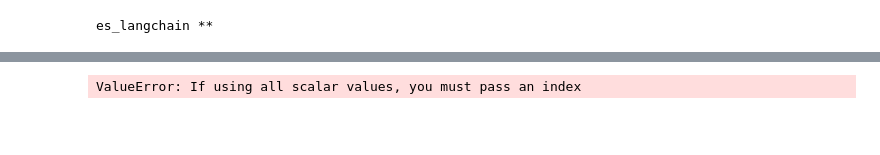
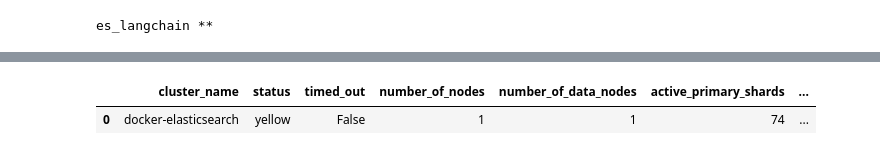
Before and after one commit to euiyounghwang/Vector_DB_with_LLM, a Jupyter notebook: Langchain/workflow/jupyter-workflow/es_langchain.ipynb, the cells around one changed output, grey strips where cells are left out. Saved outputs shown, nothing was run; the diff lists cells and outputs as text; code cells hidden in the pictures; blank space fills up the shorter version.

```diff
--- a/Langchain/workflow/jupyter-workflow/es_langchain.ipynb
+++ b/Langchain/workflow/jupyter-workflow/es_langchain.ipynb
@@ -138,11 +142,12 @@ print(json.dumps(resp.body, indent=2))
 # %%
 ''' json to dataframe '''
 import pandas as pd
 
-df = pd.DataFrame.from_dict(resp.body)
+df = pd.DataFrame.from_dict([resp.body])
 df.head(10)
 # %% [output]
-ValueError: If using all scalar values, you must pass an index
+|  | cluster_name | status | timed_out | number_of_nodes | number_of_data_nodes | active_primary_shards | ... |
+| 0 | docker-elasticsearch | yellow | False | 1 | 1 | 74 | ... |
 # %%
 ''' https://www.elastic.co/guide/en/elasticsearch/client/python-api/current/migration.html '''
 ''' In 8.0.0 responses are no longer the raw deserialized response body and instead an object with two properties, meta and body '''
```
Also changed, not shown: parts of 6 cells of this notebook.
